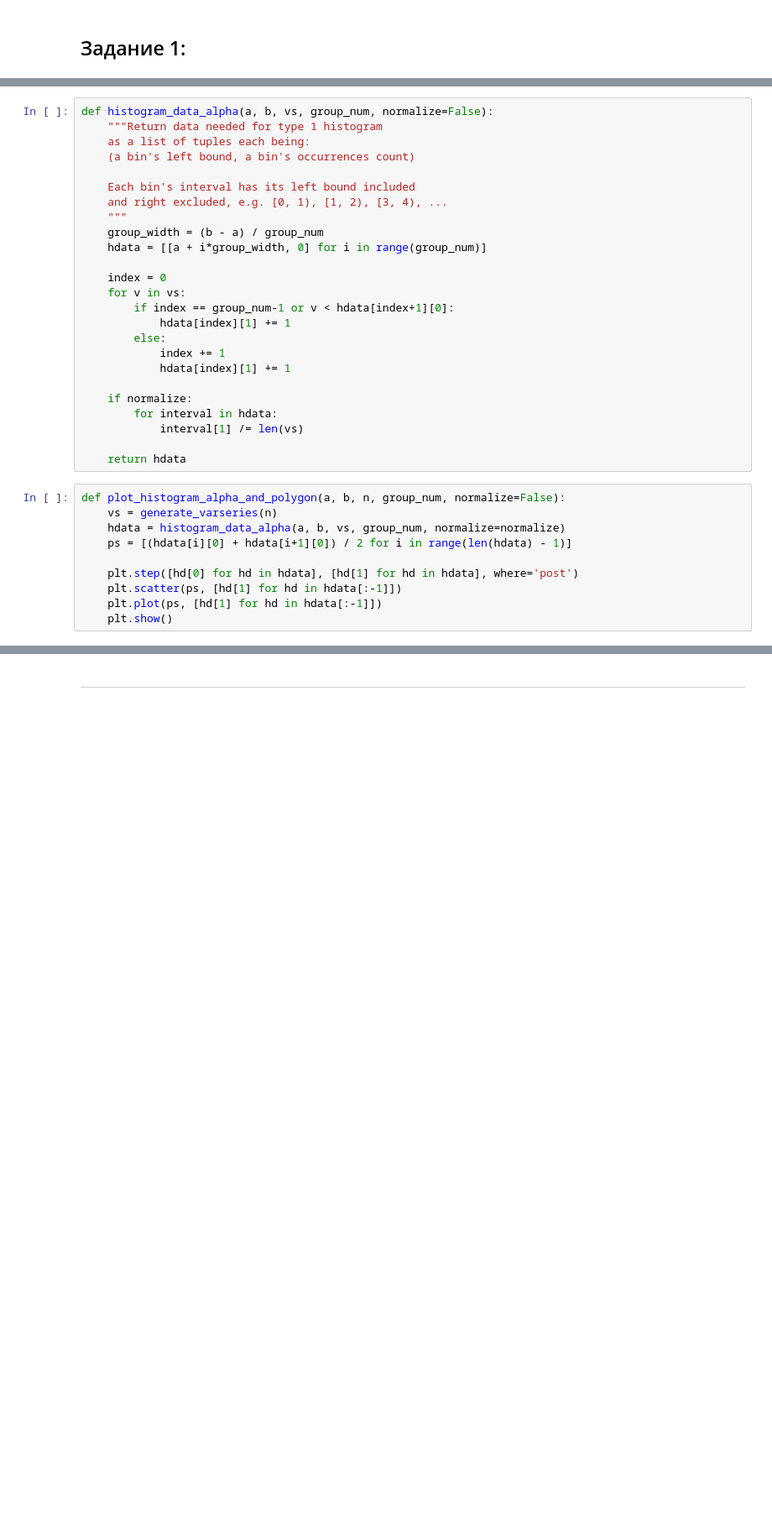
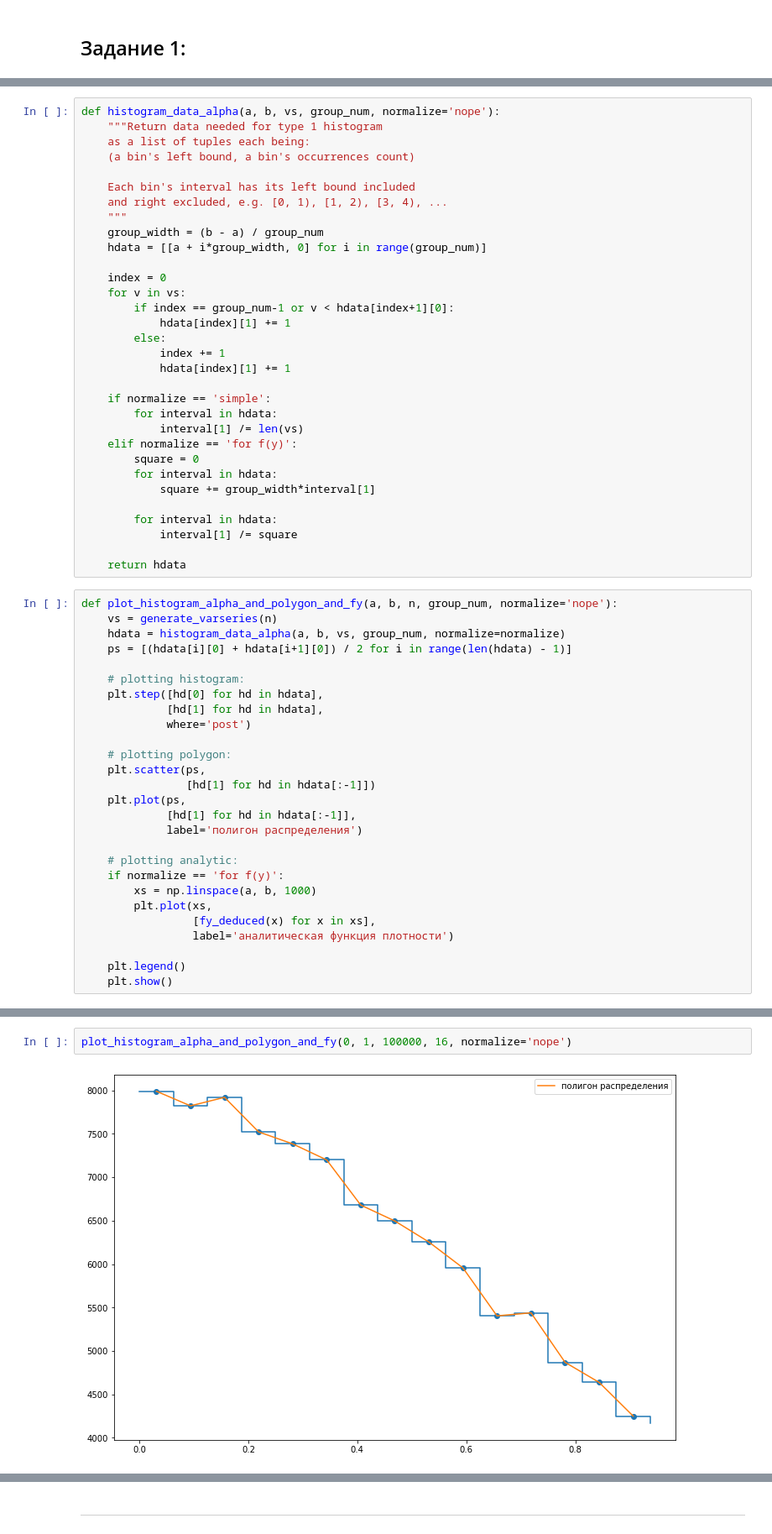
Before and after one commit to rosteeslove/bsuir-4th-term-python-stuff, a Jupyter notebook: math_stat/second_and_third.ipynb, the cells around one changed output, grey strips where cells are left out. Shown: that part at 84% size. Cells and saved outputs as stored; diff of their text form; blank space fills up the shorter version.

```diff
--- a/math_stat/second_and_third.ipynb
+++ b/math_stat/second_and_third.ipynb
@@ -39,5 +61,5 @@ def generate_varseries(n):
 # %%
-def histogram_data_alpha(a, b, vs, group_num, normalize=False):
+def histogram_data_alpha(a, b, vs, group_num, normalize='nope'):
     """Return data needed for type 1 histogram
     as a list of tuples each being:
     (a bin's left bound, a bin's occurrences count)
@@ -56,19 +78,43 @@ def histogram_data_alpha(a, b, vs, group_num, normalize=False):
             index += 1
             hdata[index][1] += 1
 
-    if normalize:
+    if normalize == 'simple':
         for interval in hdata:
             interval[1] /= len(vs)
+    elif normalize == 'for f(y)':
+        square = 0
+        for interval in hdata:
+            square += group_width*interval[1]
+
+        for interval in hdata:
+            interval[1] /= square
 
     return hdata
 # %%
-def plot_histogram_alpha_and_polygon(a, b, n, group_num, normalize=False):
+def plot_histogram_alpha_and_polygon_and_fy(a, b, n, group_num, normalize='nope'):
     vs = generate_varseries(n)
     hdata = histogram_data_alpha(a, b, vs, group_num, normalize=normalize)
     ps = [(hdata[i][0] + hdata[i+1][0]) / 2 for i in range(len(hdata) - 1)]
 
-    plt.step([hd[0] for hd in hdata], [hd[1] for hd in hdata], where='post')
-    plt.scatter(ps, [hd[1] for hd in hdata[:-1]])
-    plt.plot(ps, [hd[1] for hd in hdata[:-1]])
+    # plotting histogram:
+    plt.step([hd[0] for hd in hdata],
+             [hd[1] for hd in hdata],
+             where='post')
+
+    # plotting polygon:
+    plt.scatter(ps,
+                [hd[1] for hd in hdata[:-1]])
+    plt.plot(ps,
+             [hd[1] for hd in hdata[:-1]],
+             label='полигон распределения')
+
+    # plotting analytic:
+    if normalize == 'for f(y)':
+        xs = np.linspace(a, b, 1000)
+        plt.plot(xs,
+                 [fy_deduced(x) for x in xs],
+                 label='аналитическая функция плотности')
+
+    plt.legend()
     plt.show()
 # %% [markdown]
@@ -75,0 +131,4 @@ def plot_histogram_alpha_and_polygon(a, b, n, group_num, normalize=False):
+# %%
+plot_histogram_alpha_and_polygon_and_fy(0, 1, 100000, 16, normalize='nope')
+# %% [output]
+[figure, added]
```
Also changed, not shown: parts of 17 cells of this notebook, 1 other file.
